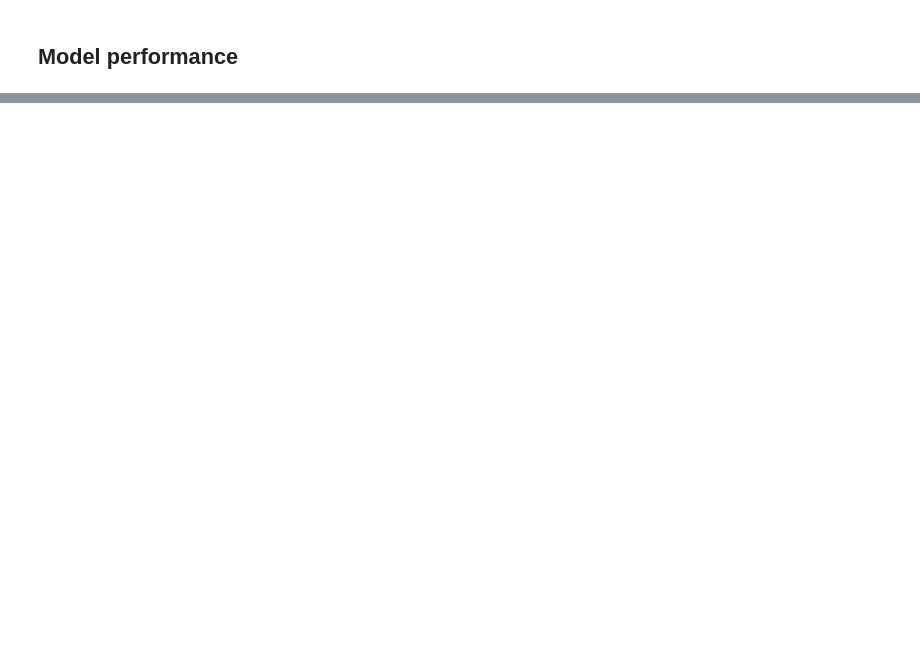
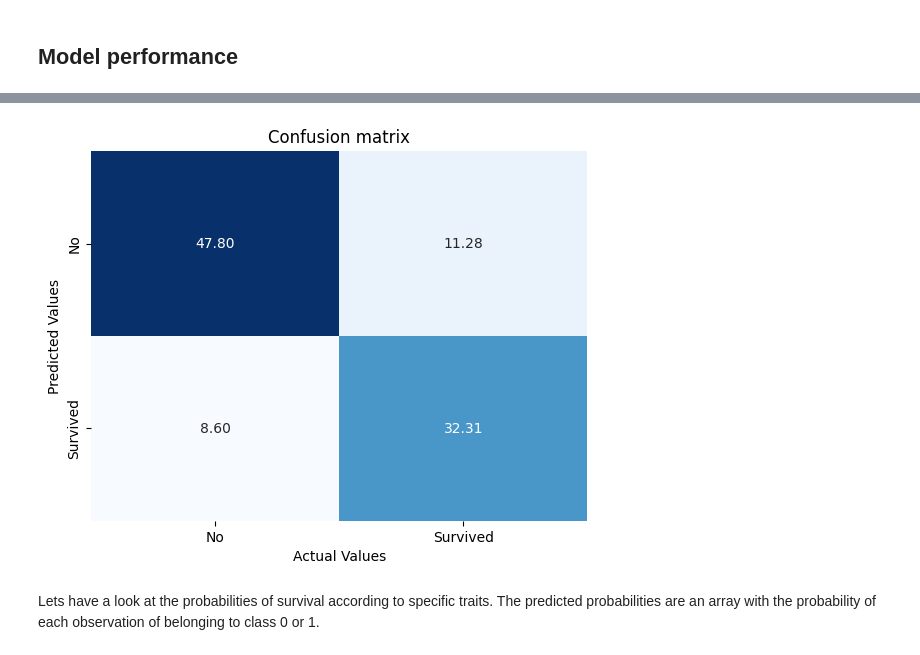
Before and after one commit to Navenkumar-Balasubramaniam/00-General, a Jupyter notebook: 16 Decision Tree/DTrees_titanic.ipynb, the cells around one changed output, grey strips where cells are left out. Saved outputs shown, nothing was run; the diff lists cells and outputs as text; code cells hidden in the pictures; blank space fills up the shorter version.

```diff
--- a/16 Decision Tree/DTrees_titanic.ipynb
+++ b/16 Decision Tree/DTrees_titanic.ipynb
@@ -586,0 +556,26 @@ Optimal Threshold: 0.70
+# %%
+cutoff = 0.33
+
+prob_pred = tree_pruned.predict_proba(X_test)[:, 1]
+predictions_test = (prob_pred >= cutoff).astype(int)
+
+test_conf_matrix = confusion_matrix(Y_test, predictions_test)
+test_conf_matrix_percentage = test_conf_matrix.astype('float') / test_conf_matrix.sum() * 100
+test_conf_matrix_percentage = np.round(test_conf_matrix_percentage, 2)
+labels = ['No', 'Survived']
+
+fig, ax = plt.subplots()
+label_names = ['TN','FN','FP','TP']
+label_counts = ['{0:0.0f}'.format(value) for value in test_conf_matrix_percentage.flatten()]
+
+# Draw heatmap using confusion matrix
+sns.heatmap(test_conf_matrix_percentage, annot=True, fmt='.2f', cmap="Blues",
+            xticklabels=labels, yticklabels=labels, cbar=False)
+
+ax.set_title('Confusion matrix')
+ax.set_xlabel('Actual Values')
+ax.set_ylabel('Predicted Values');
+# %% [output]
+[figure, added]
+# %% [markdown]
+Lets have a look at the probabilities of survival according to specific traits. The predicted probabilities are an array with the probability of each observation of belonging to class 0 or 1.
```
Also changed, not shown: parts of 36 cells of this notebook.
